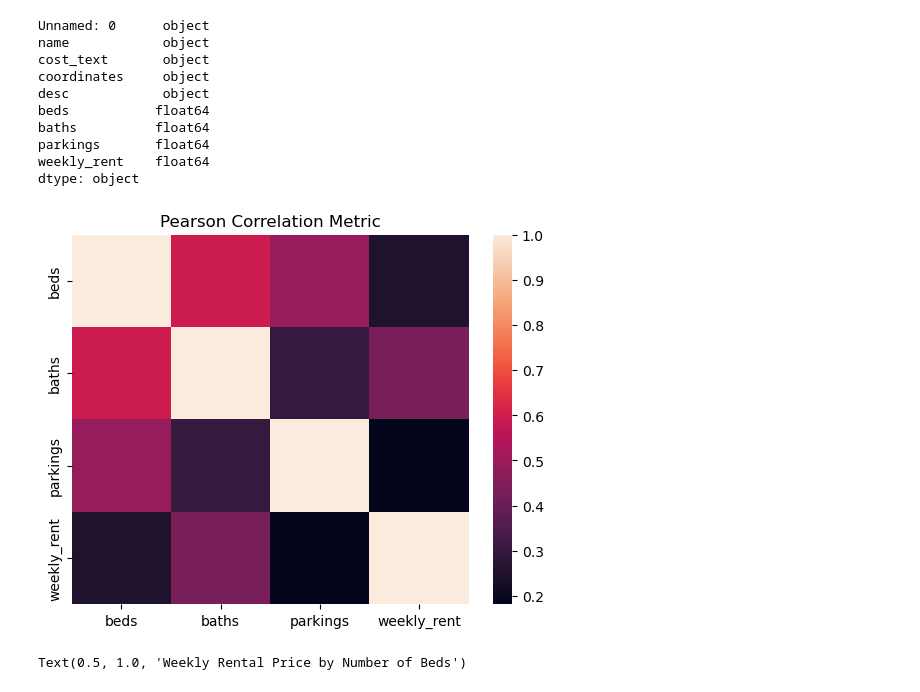
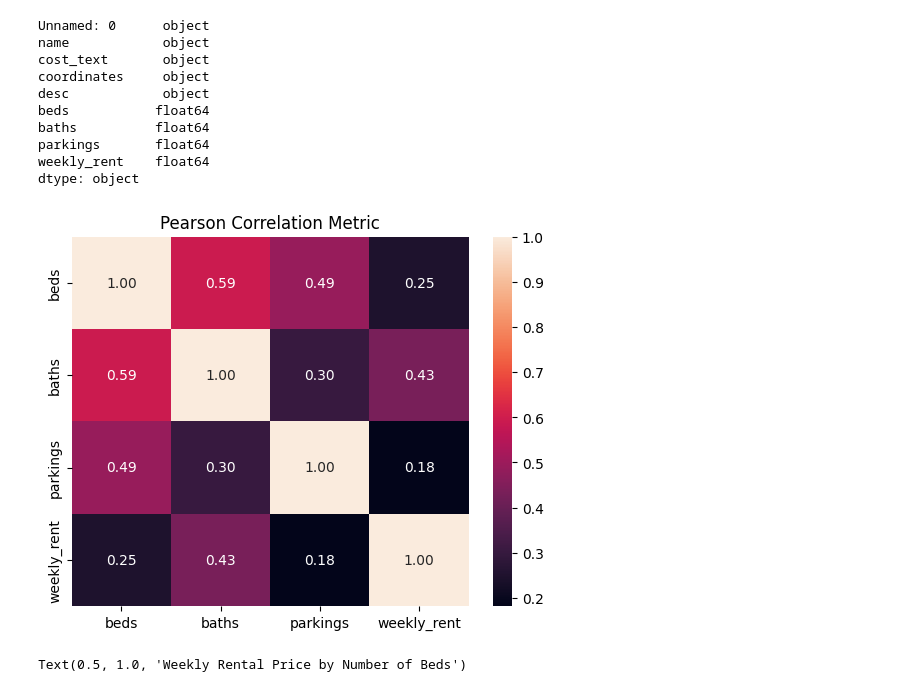
Before and after one commit to HenrikHao/real-estate-industry-project, a Jupyter notebook: notebooks/preliminary_analysis.ipynb, the cells around one changed output. Cells and saved outputs as stored; diff of their text form; code cells hidden in the pictures.

Commit message:
Update Heatmap

```diff
--- a/notebooks/preliminary_analysis.ipynb
+++ b/notebooks/preliminary_analysis.ipynb
@@ -28,17 +28,17 @@ import seaborn as sns
 import matplotlib.pyplot as plt
 # %%
 # Plot the correlation metric between the weather feature and the demand
-CORR_COLS = [
-    'beds', 'baths', 'parkings', 'weekly_rent'
-]
+CORR_COLS = ['beds', 'baths', 'parkings', 'weekly_rent']
 
-sns.heatmap(properties_df[CORR_COLS].corr())
+correlation_matrix = properties_df[CORR_COLS].corr()
+
+sns.heatmap(correlation_matrix, annot=True, fmt=".2f")
 
 plt.title('Pearson Correlation Metric')
-# plt.show()
+
 plt.savefig('../plots/property_corr.png', dpi=300, bbox_inches='tight')
 # %% [output]
-[figure, old version]
+[figure, new version]
 # %%
 sns.boxplot(data=properties_df, x="beds", y="weekly_rent")
 plt.title('Weekly Rental Price by Number of Beds')
```
Also changed, not shown: 1 other file.
